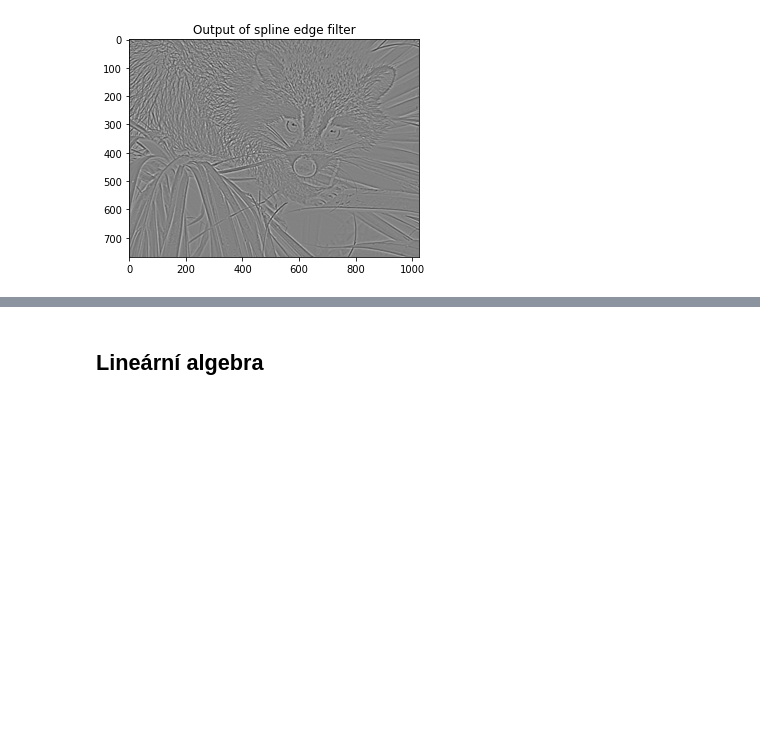
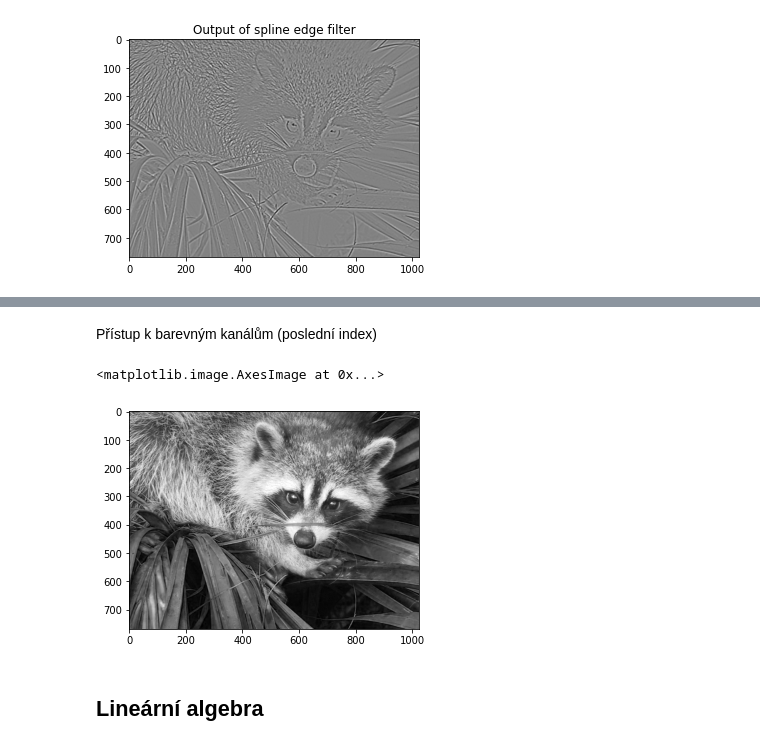
Before and after one commit to pkbcz/MSW2, a Jupyter notebook: 2b SciPy.ipynb, the cells around one changed output, grey strips where cells are left out. Cells and saved outputs as stored; diff of their text form; code cells hidden in the pictures; blank space fills up the shorter version.

```diff
--- a/2b SciPy.ipynb
+++ b/2b SciPy.ipynb
@@ -252,3 +328,13 @@ plt.show()
+# %% [markdown]
+Přístup k barevným kanálům (poslední index)
+# %%
+R = img[:, :, 0]
+G = img[..., 1]                 # jiný zápis přes tři tečky
+B = img[..., 2]                 # nebo -1
+plt.imshow(B, cmap='gray')      # modrý kanál čb. (výchozí se nehodí)
+# %% [output]
+<matplotlib.image.AxesImage at 0x...>
+[figure, added]
 # %% [markdown]
 ## Lineární algebra
 # %%
```
Also changed, not shown: parts of 11 cells of this notebook, 3 other files.
